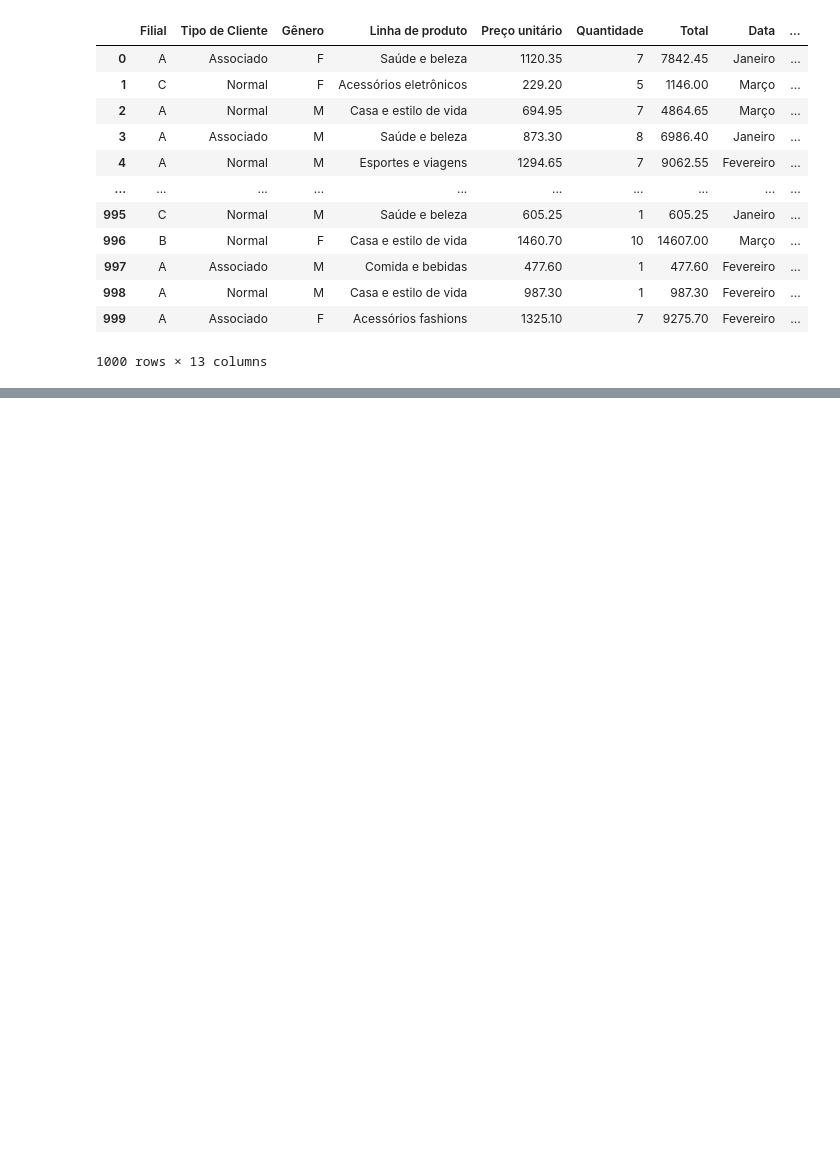
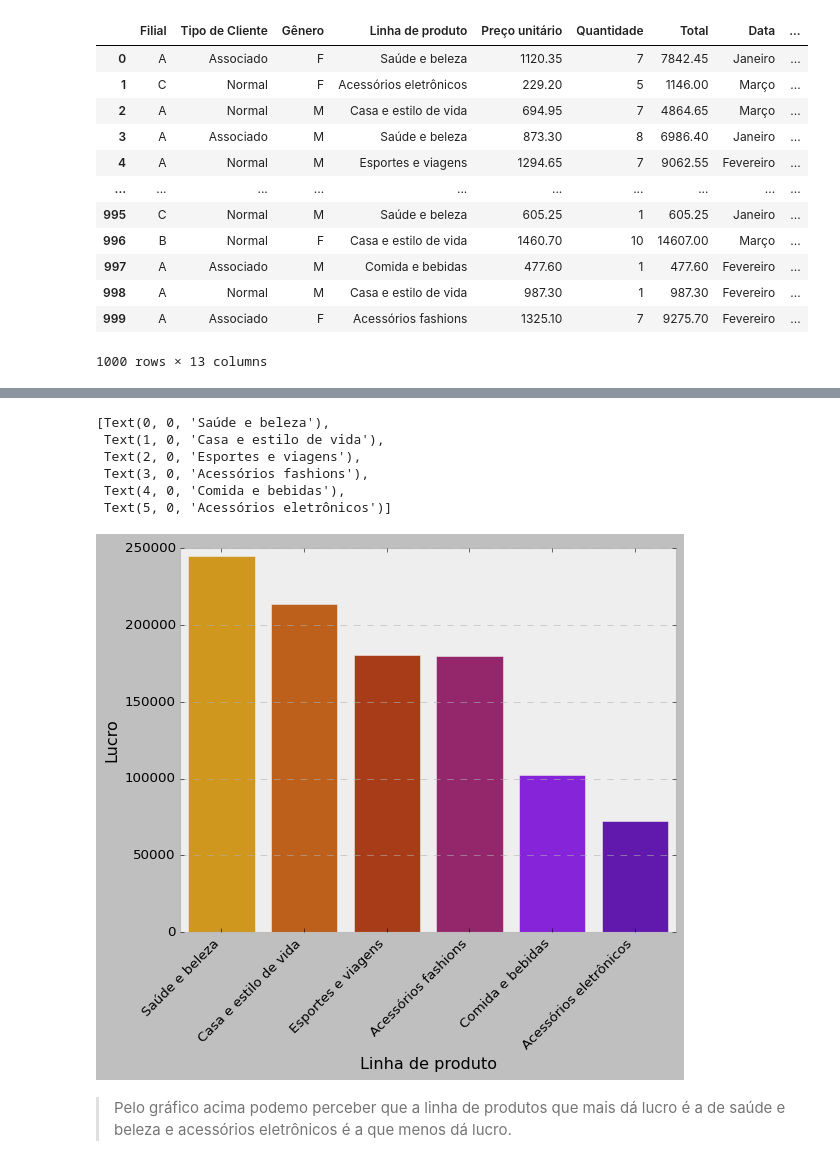
Before and after one commit to AnaJuliaGPeres/Aula1MineracaodeDados, a Jupyter notebook: pratica1.ipynb, the cells around one changed output, grey strips where cells are left out. Cells and saved outputs as stored; diff of their text form; code cells hidden in the pictures; blank space fills up the shorter version.

```diff
--- a/pratica1.ipynb
+++ b/pratica1.ipynb
@@ -558,0 +754,2 @@ df
+# %%
+Agrupamento_lucro_linhadeproduto= df.groupby('Linha de produto')['Lucro'].sum().reset_index(drop = False)
@@ -558,0 +758,16 @@ df
+# %%
+Agrupamento_lucro_linhadeproduto = Agrupamento_lucro_linhadeproduto.sort_values(by = 'Lucro', ascending = False)
+Figura = sns.color_palette('gnuplot')#selecionando as cores do grafico
+Figura.reverse()#invertendo a sequencia de cores
+ax = sns.barplot(x = 'Linha de produto',y = 'Lucro', data = Agrupamento_lucro_linhadeproduto, palette = Figura)
+ax.set_xticklabels(ax.get_xticklabels(), fontsize=12, rotation=45, ha='right')
+# %% [output]
+[Text(0, 0, 'Saúde e beleza'),
+ Text(1, 0, 'Casa e estilo de vida'),
+ Text(2, 0, 'Esportes e viagens'),
+ Text(3, 0, 'Acessórios fashions'),
+ Text(4, 0, 'Comida e bebidas'),
+ Text(5, 0, 'Acessórios eletrônicos')]
+[figure, added]
+# %% [markdown]
+> Pelo gráfico acima podemo perceber que a linha de produtos que mais dá lucro é a de saúde e beleza e acessórios eletrônicos é a que menos dá lucro.
```
Also changed, not shown: parts of 107 cells of this notebook.
